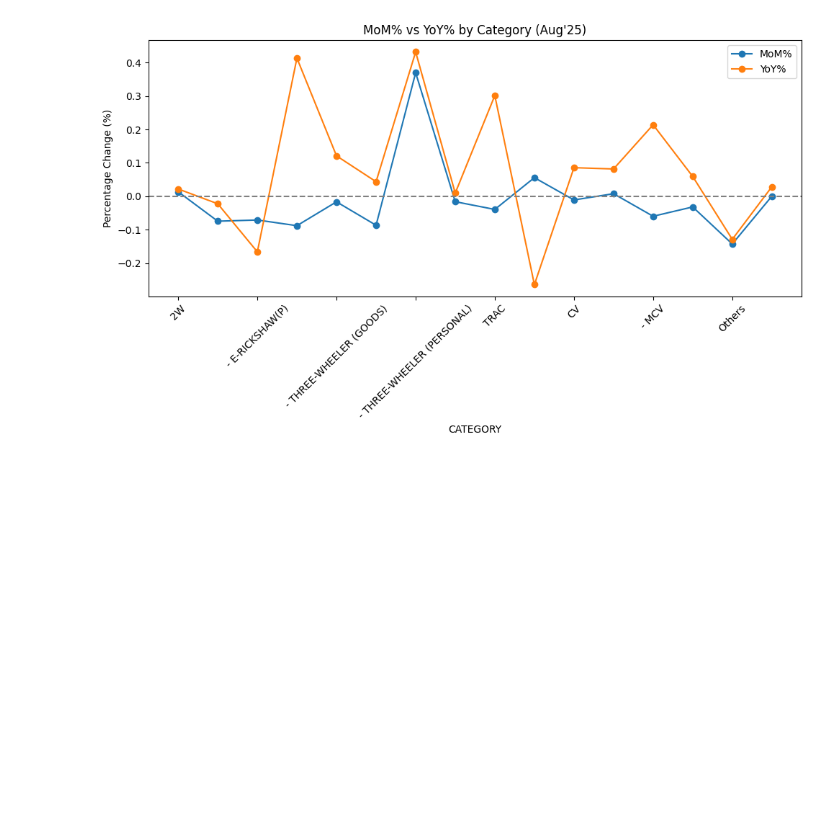
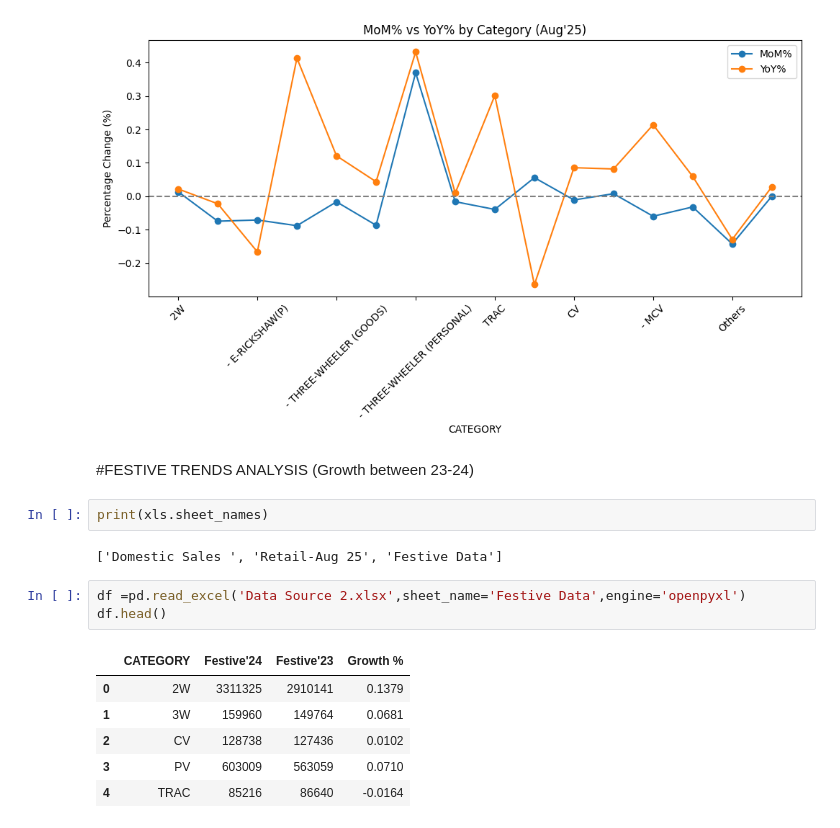
Before and after one commit to simplyshree/Car-Sales_Festive-Season---Trends-Analysis, a Jupyter notebook: main.ipynb, the cells around one changed output. Saved outputs shown, nothing was run; the diff lists cells and outputs as text; blank space fills up the shorter version.

```diff
--- a/main.ipynb
+++ b/main.ipynb
@@ -204,3 +204,19 @@ plt.tight_layout()
 plt.show()
 # %% [output]
 [figure]
+# %% [markdown]
+#FESTIVE TRENDS ANALYSIS (Growth between 23-24)
+# %%
+print(xls.sheet_names)
+# %% [output]
+['Domestic Sales ', 'Retail-Aug 25', 'Festive Data']
+# %%
+df =pd.read_excel('Data Source 2.xlsx',sheet_name='Festive Data',engine='openpyxl')
+df.head()
+# %% [output]
+|  | CATEGORY | Festive'24 | Festive'23 | Growth % |
+| 0 | 2W | 3311325 | 2910141 | 0.1379 |
+| 1 | 3W | 159960 | 149764 | 0.0681 |
+| 2 | CV | 128738 | 127436 | 0.0102 |
+| 3 | PV | 603009 | 563059 | 0.0710 |
+| 4 | TRAC | 85216 | 86640 | -0.0164 |
```
Also changed, not shown: parts of 7 cells of this notebook.
